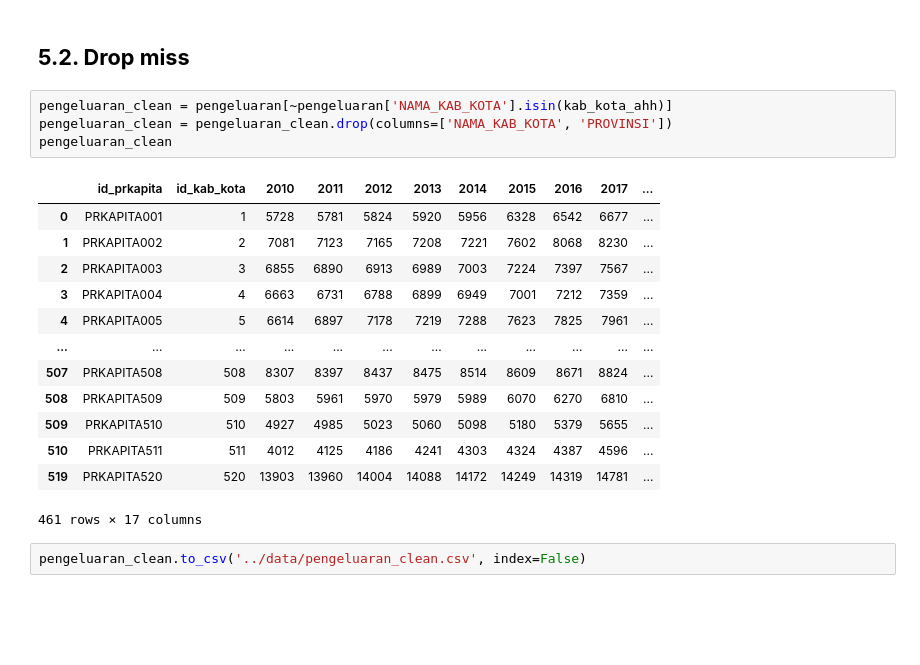
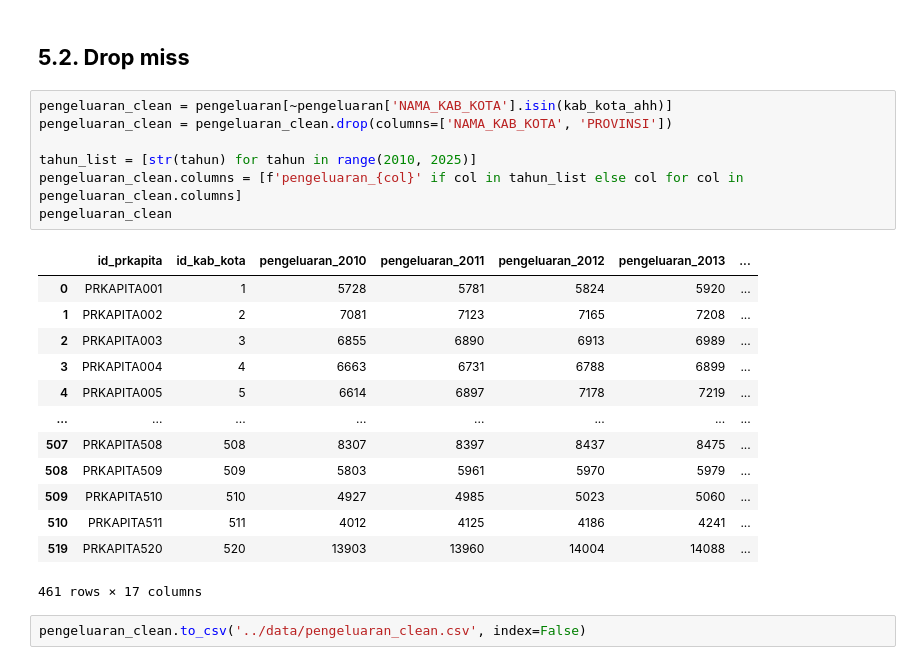
Before and after one commit to bistiana29/IAH-VISION, a Jupyter notebook: notebooks/missval_handling.ipynb, the cells around one changed output. Drawn from its saved outputs; the diff is of its cells as text; blank space fills up the shorter version.

```diff
--- a/notebooks/missval_handling.ipynb
+++ b/notebooks/missval_handling.ipynb
@@ -292,20 +305,23 @@ Jumlah kabupaten/kota yang mengandung missing value (-) pada tahun 2010-2024: 52
 # %%
 pengeluaran_clean = pengeluaran[~pengeluaran['NAMA_KAB_KOTA'].isin(kab_kota_ahh)]
 pengeluaran_clean = pengeluaran_clean.drop(columns=['NAMA_KAB_KOTA', 'PROVINSI'])
+
+tahun_list = [str(tahun) for tahun in range(2010, 2025)]
+pengeluaran_clean.columns = [f'pengeluaran_{col}' if col in tahun_list else col for col in pengeluaran_clean.columns]
 pengeluaran_clean
 # %% [output]
-|  | id_prkapita | id_kab_kota | 2010 | 2011 | 2012 | 2013 | 2014 | 2015 | 2016 | 2017 | ... |
-| 0 | PRKAPITA001 | 1 | 5728 | 5781 | 5824 | 5920 | 5956 | 6328 | 6542 | 6677 | ... |
-| 1 | PRKAPITA002 | 2 | 7081 | 7123 | 7165 | 7208 | 7221 | 7602 | 8068 | 8230 | ... |
-| 2 | PRKAPITA003 | 3 | 6855 | 6890 | 6913 | 6989 | 7003 | 7224 | 7397 | 7567 | ... |
-| 3 | PRKAPITA004 | 4 | 6663 | 6731 | 6788 | 6899 | 6949 | 7001 | 7212 | 7359 | ... |
-| 4 | PRKAPITA005 | 5 | 6614 | 6897 | 7178 | 7219 | 7288 | 7623 | 7825 | 7961 | ... |
-| ... | ... | ... | ... | ... | ... | ... | ... | ... | ... | ... | ... |
-| 507 | PRKAPITA508 | 508 | 8307 | 8397 | 8437 | 8475 | 8514 | 8609 | 8671 | 8824 | ... |
-| 508 | PRKAPITA509 | 509 | 5803 | 5961 | 5970 | 5979 | 5989 | 6070 | 6270 | 6810 | ... |
-| 509 | PRKAPITA510 | 510 | 4927 | 4985 | 5023 | 5060 | 5098 | 5180 | 5379 | 5655 | ... |
-| 510 | PRKAPITA511 | 511 | 4012 | 4125 | 4186 | 4241 | 4303 | 4324 | 4387 | 4596 | ... |
-| 519 | PRKAPITA520 | 520 | 13903 | 13960 | 14004 | 14088 | 14172 | 14249 | 14319 | 14781 | ... |
+|  | id_prkapita | id_kab_kota | pengeluaran_2010 | pengeluaran_2011 | pengeluaran_2012 | pengeluaran_2013 | ... |
+| 0 | PRKAPITA001 | 1 | 5728 | 5781 | 5824 | 5920 | ... |
+| 1 | PRKAPITA002 | 2 | 7081 | 7123 | 7165 | 7208 | ... |
+| 2 | PRKAPITA003 | 3 | 6855 | 6890 | 6913 | 6989 | ... |
+| 3 | PRKAPITA004 | 4 | 6663 | 6731 | 6788 | 6899 | ... |
+| 4 | PRKAPITA005 | 5 | 6614 | 6897 | 7178 | 7219 | ... |
+| ... | ... | ... | ... | ... | ... | ... | ... |
+| 507 | PRKAPITA508 | 508 | 8307 | 8397 | 8437 | 8475 | ... |
+| 508 | PRKAPITA509 | 509 | 5803 | 5961 | 5970 | 5979 | ... |
+| 509 | PRKAPITA510 | 510 | 4927 | 4985 | 5023 | 5060 | ... |
+| 510 | PRKAPITA511 | 511 | 4012 | 4125 | 4186 | 4241 | ... |
+| 519 | PRKAPITA520 | 520 | 13903 | 13960 | 14004 | 14088 | ... |
 461 rows × 17 columns
 # %%
 pengeluaran_clean.to_csv('../data/pengeluaran_clean.csv', index=False)
```
Also changed, not shown: parts of 5 cells of this notebook, 15 other files.
